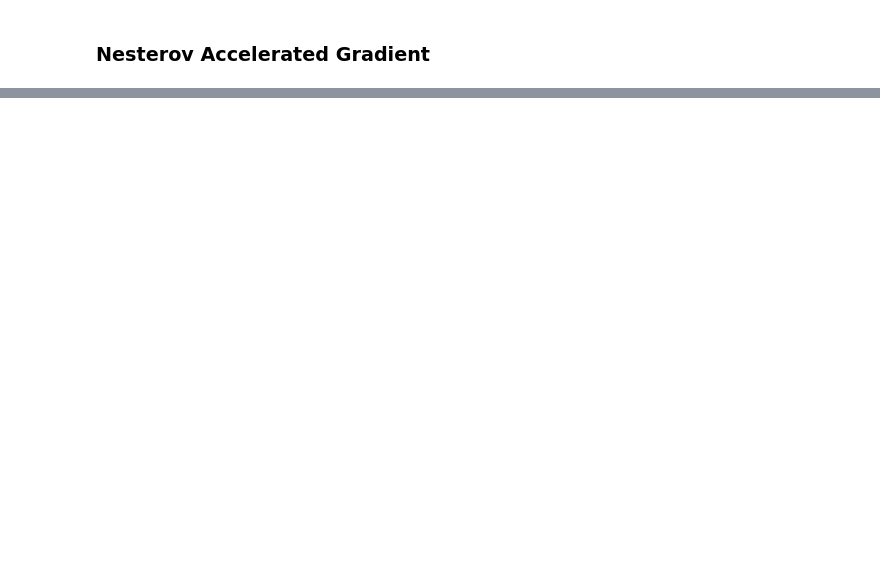
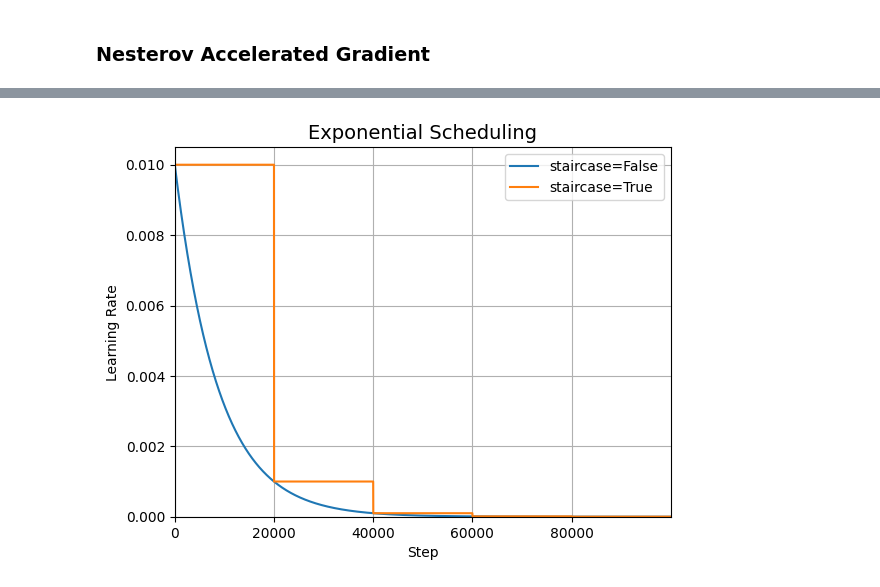
Before and after one commit to sayedgamal99/Data-Science, a Jupyter notebook: Educational/Hands-On-Machine-Learning/CH11 Training Deep Neural Networks/notebook.ipynb, the cells around one changed output, grey strips where cells are left out. Drawn from its saved outputs; the diff is of its cells as text; code cells hidden in the pictures; blank space fills up the shorter version.

```diff
--- a/Educational/Hands-On-Machine-Learning/CH11 Training Deep Neural Networks/notebook.ipynb
+++ b/Educational/Hands-On-Machine-Learning/CH11 Training Deep Neural Networks/notebook.ipynb
@@ -508,0 +777,20 @@ Epoch 10/10
+# %%
+initial_learning_rate = 0.01
+decay_rate = 0.1
+decay_steps = 20_000
+
+steps = np.arange(100_000)
+lrs = initial_learning_rate * decay_rate ** (steps / decay_steps)
+lrs2 = initial_learning_rate * decay_rate ** np.floor(steps / decay_steps)
+
+plt.plot(steps, lrs,  "-", label="staircase=False")
+plt.plot(steps, lrs2,  "-", label="staircase=True")
+plt.axis([0, steps.max(), 0, 0.0105])
+plt.xlabel("Step")
+plt.ylabel("Learning Rate")
+plt.title("Exponential Scheduling", fontsize=14)
+plt.legend()
+plt.grid(True)
+plt.show()
+# %% [output]
+[figure, added]
```
Also changed, not shown: parts of 106 cells of this notebook.
